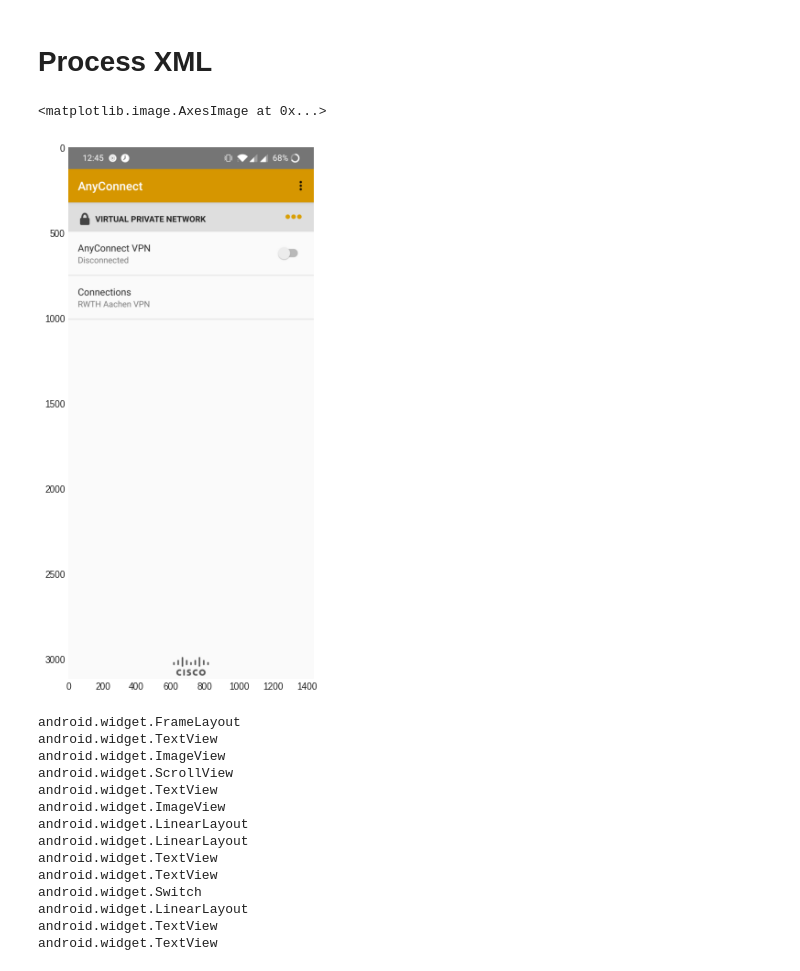
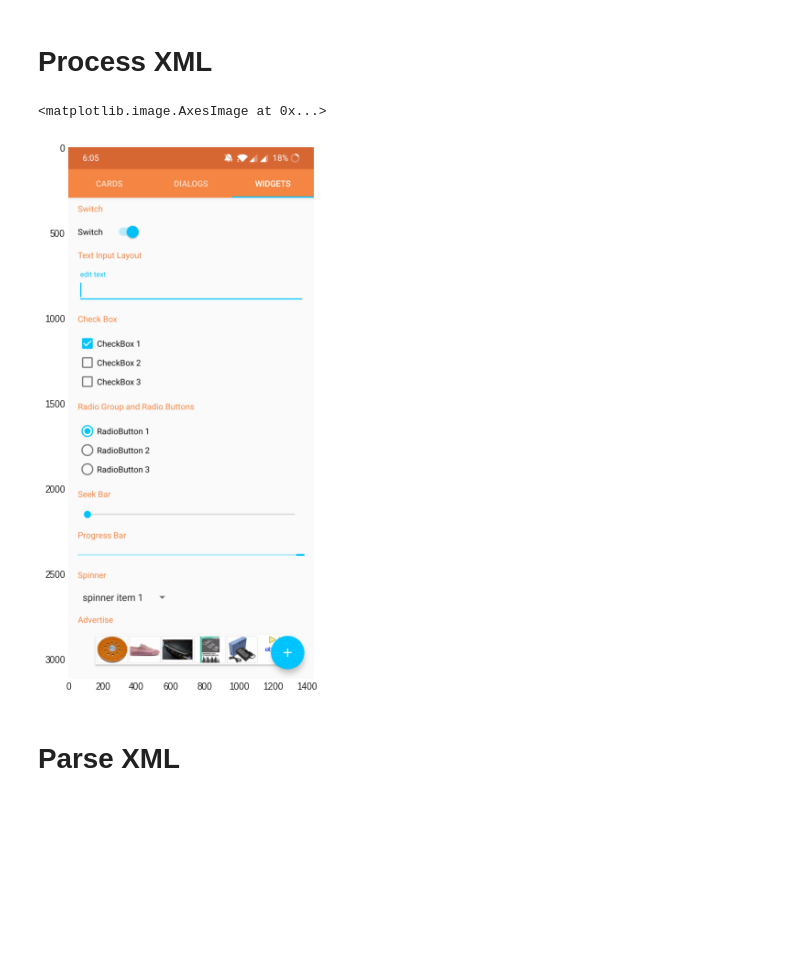
Before and after one commit to vinothpandian/capture-android-layout, a Jupyter notebook: notebooks/parse_xml.ipynb, the cells around one changed output. Cells and saved outputs as stored; diff of their text form; code cells hidden in the pictures; blank space fills up the shorter version.

Commit message:
update parser

```diff
--- a/notebooks/parse_xml.ipynb
+++ b/notebooks/parse_xml.ipynb
@@ -30,46 +30,17 @@ image_file = screenshots_path/f"{filename}.png"
-# %%
-image = cv2.imread(str(image_file))
-plt.imshow(image)
-# %% [output]
-<matplotlib.image.AxesImage at 0x...>
-[figure, removed]
+# %%
+filename = (sorted(screenshots_path.glob("*.png"))[-1]).stem
+
+xml_file = xml_annotations_path/f"full_{filename}.xml"
+image_file = screenshots_path/f"{filename}.png"
+csv_file = annotations_path/f"full_{filename}.csv"
+
+image = cv2.imread(str(image_file))
+plt.imshow(image)
+# %% [output]
+<matplotlib.image.AxesImage at 0x...>
+[figure, added]
+# %% [markdown]
+# Parse XML
 # %%
 with open(xml_file) as fd:
     doc = xmltodict.parse(fd.read())
-# %%
-def parse_annotation(obj):
-
-    def extract(obj):
-        if isinstance(obj, dict):
-            if "@class" in list(obj.keys()):
-                # Parse widgets here
-
-            for k, v in obj.items():
-                if isinstance(v, (dict, list)):
-                    extract(v)
-        elif isinstance(obj, list):
-            for item in obj:
-                extract(item)
-
-    try:
-        extract(obj)
-    except IgnoredUIException:
-        raise IgnoredUIException("Ignore web view")
-        pass
-
-parse_annotation(doc)
-# %% [output]
-android.widget.FrameLayout
-android.widget.TextView
-android.widget.ImageView
-android.widget.ScrollView
-android.widget.TextView
-android.widget.ImageView
-android.widget.LinearLayout
-android.widget.LinearLayout
-android.widget.TextView
-android.widget.TextView
-android.widget.Switch
-android.widget.LinearLayout
-android.widget.TextView
-android.widget.TextView
```
Also changed, not shown: parts of 8 cells of this notebook, 13 other files.
